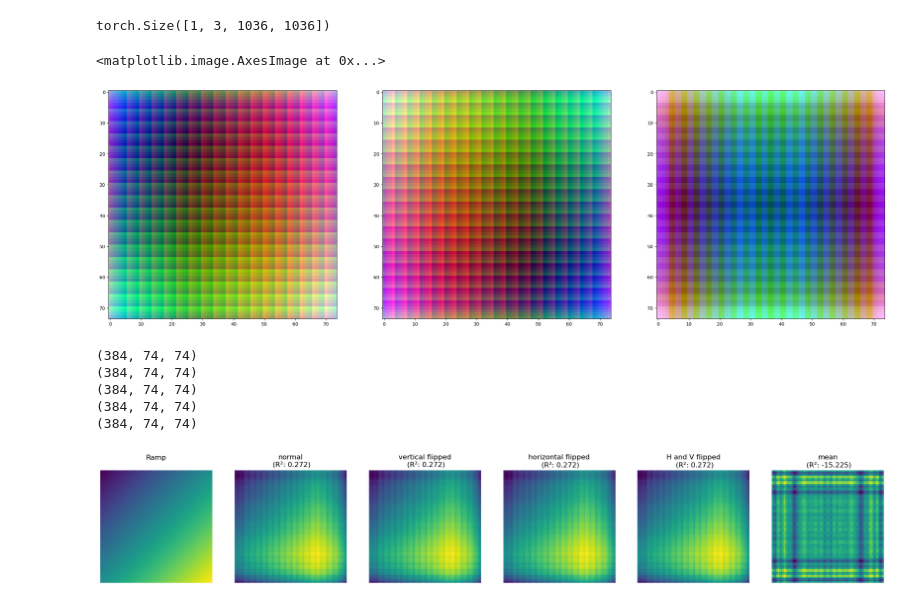
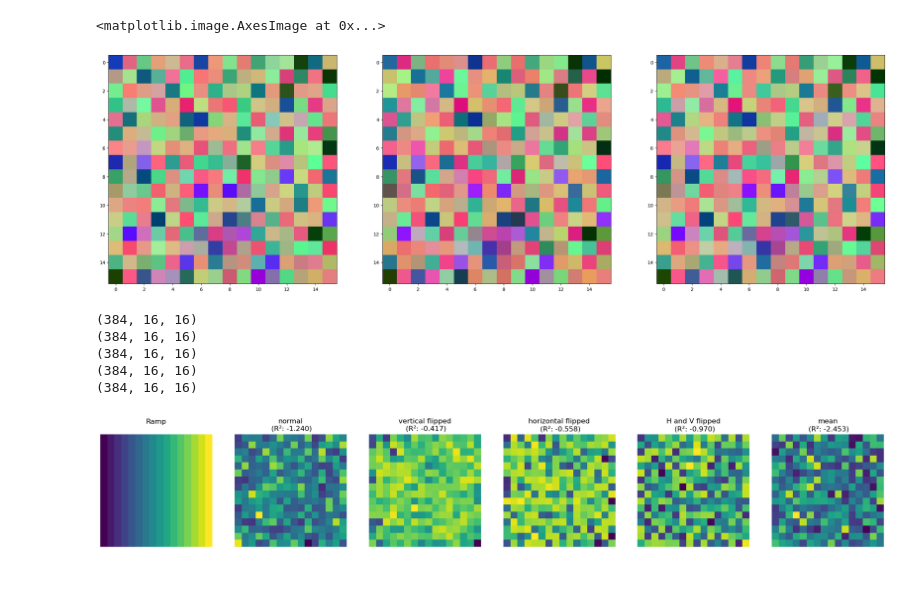
Before and after one commit to tldr-group/dino-saw, a Jupyter notebook: testing_dinov2/translation.ipynb, the cells around one changed output. Saved outputs shown, nothing was run; the diff lists cells and outputs as text; code cells hidden in the pictures.

```diff
--- a/testing_dinov2/translation.ipynb
+++ b/testing_dinov2/translation.ipynb
@@ -80,6 +206,6 @@ def revert_translation_wrap(feat: torch.Tensor, step_x: int = 0, step_y: int = 0
 # %%
 model = PretrainedViTWrapper(MODEL_LIST[1], add_flash_attn=False, device="cuda")
 # %%
-img_size = 2*518
+img_size = 224
 # %%
-img = load_image("images/black_square_518.png", resize_crop((img_size, img_size),(img_size, img_size)))[0]
+img = load_image("images/default_image.jpg", resize_crop((img_size, img_size),(img_size, img_size)))[0]
@@ -174,4 +211,0 @@ def batched_translate_and_predict(img, x_step, y_step, scale_factor=14, device="
-# %%
-img.shape
-# %% [output]
-torch.Size([1, 3, 1036, 1036])
@@ -213,8 +212,8 @@ from probe import probe
 # %%
-normal = translate(img, factor=4)
-flipped = translate(img.flip(0, 3), factor=4)
-flip2 = translate(img.flip(0,2), factor=4)
-flip3 = translate(img.flip(0,3).flip(0,2), factor=4)
+normal = translate(img, factor=1)
+flipped = translate(img.flip(0, 3), factor=1)
+flip2 = translate(img.flip(0,2), factor=1)
+flip3 = translate(img.flip(0,3).flip(0,2), factor=1)
 mean = (normal + flipped.flip(0,3) + flip2.flip(0,2) + flip3.flip(0,2).flip(0,3)) / 4
 # %%
 fig, ax = plt.subplots(1, 3, figsize=(30,10))
@@ -223,13 +222,13 @@ ax[1].imshow(do_2D_pca(flip3.flip(0,2).flip(0,3).squeeze(), post_norm="minmax"))
 ax[2].imshow(do_2D_pca(mean.squeeze(), post_norm="minmax"))
 # %% [output]
 <matplotlib.image.AxesImage at 0x...>
-[figure, old version]
+[figure, new version]
 # %%
-probe([normal, flipped, flip2, flip3, mean], [False]*5, ["normal", "vertical flipped", "horizontal flipped", "H and V flipped", "mean"], "diag")
+probe([normal, flipped, flip2, flip3, mean], [False]*5, ["normal", "vertical flipped", "horizontal flipped", "H and V flipped", "mean"], "lr")
 # %% [output]
-(384, 74, 74)
-(384, 74, 74)
-(384, 74, 74)
-(384, 74, 74)
-(384, 74, 74)
+(384, 16, 16)
+(384, 16, 16)
+(384, 16, 16)
+(384, 16, 16)
+(384, 16, 16)
-[figure, old version]
+[figure, new version]
```
Also changed, not shown: parts of 26 cells of this notebook.
